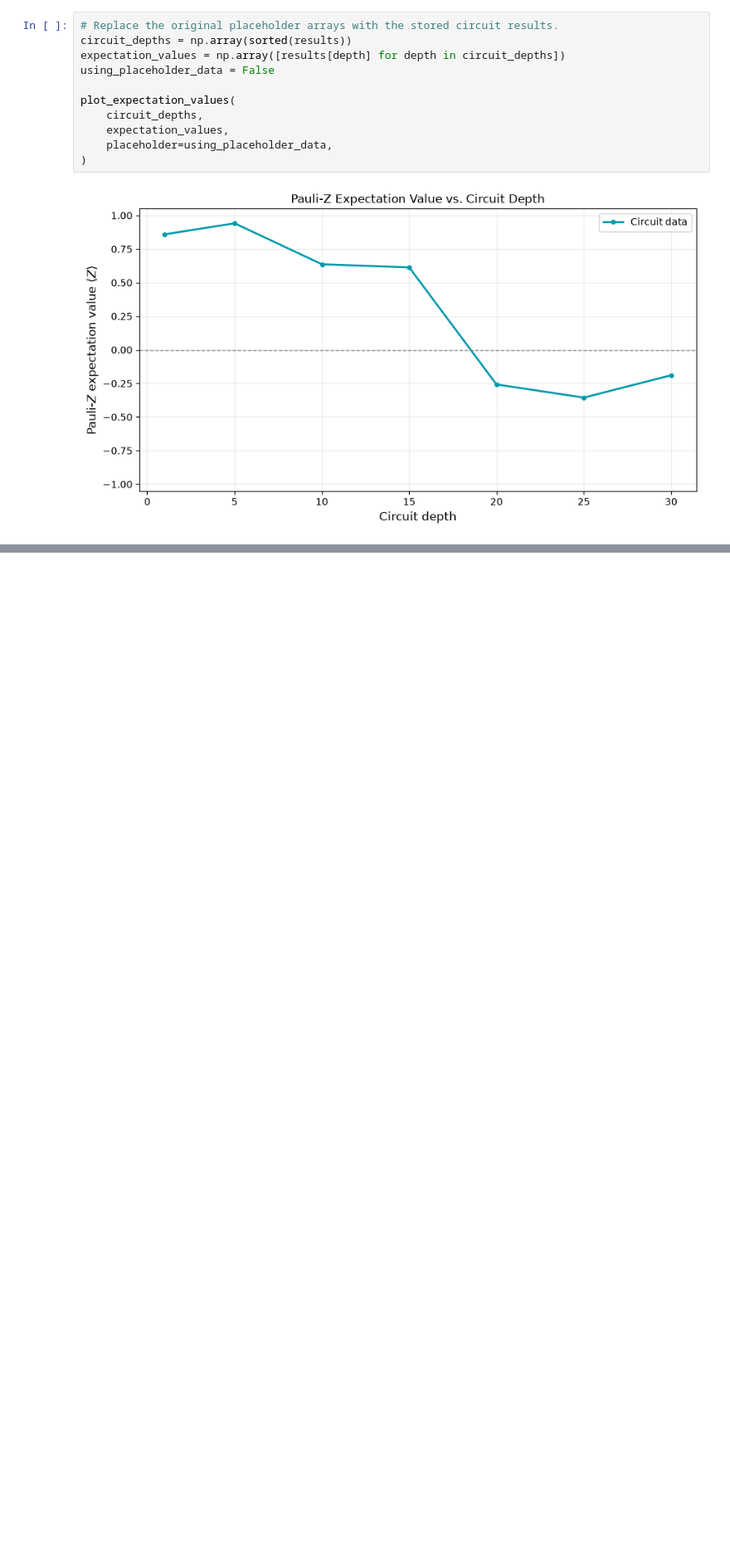
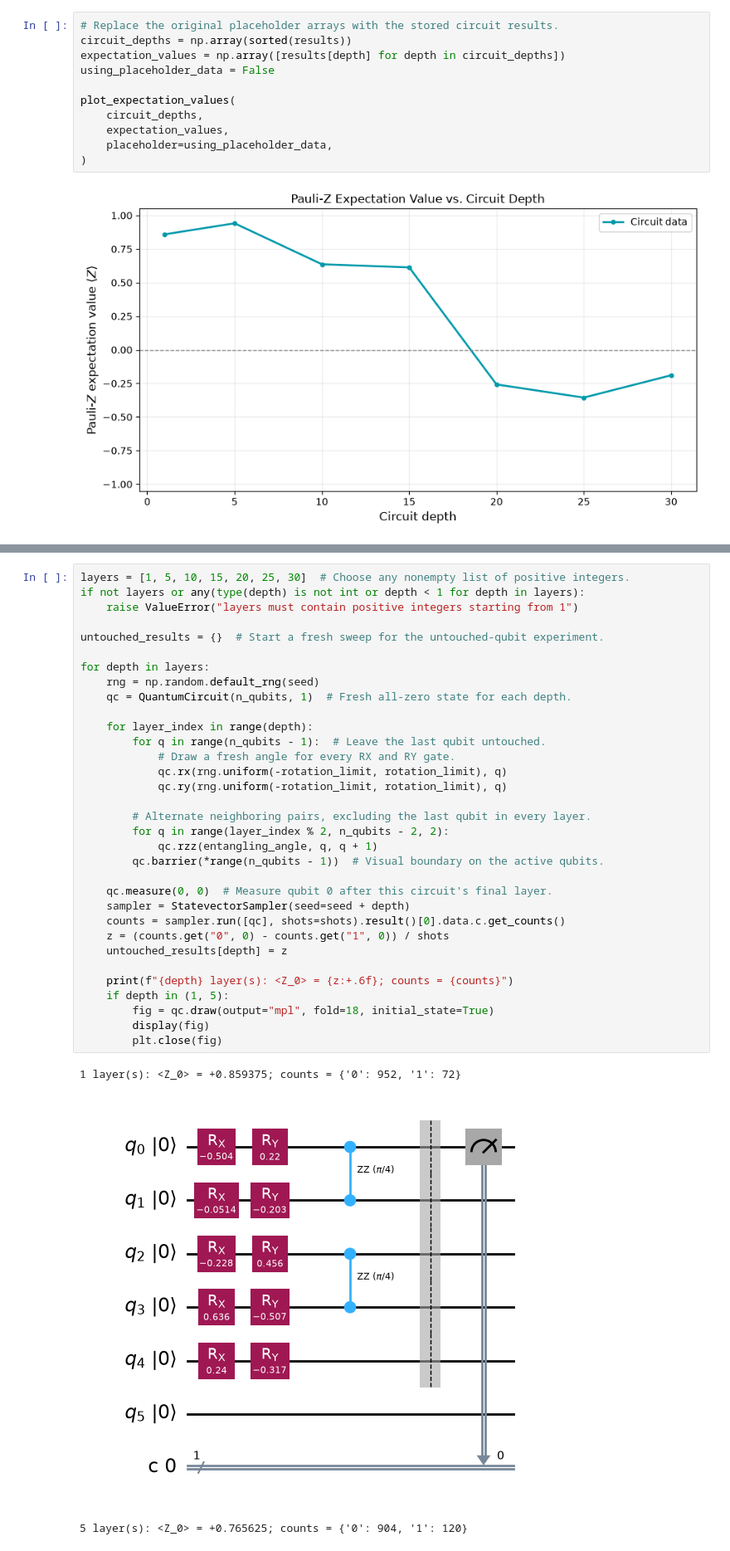
Before and after one commit to adhyanthac/disorder-free-localization, a Jupyter notebook: natural_thermalization.ipynb, the cells around one changed output, grey strips where cells are left out. Shown at 83% size. Saved outputs shown, nothing was run; the diff lists cells and outputs as text; blank space fills up the shorter version.

Commit message:
Add untouched-qubit depth sweep and saved plot

```diff
--- a/natural_thermalization.ipynb
+++ b/natural_thermalization.ipynb
@@ -341,0 +350,37 @@ plot_expectation_values(
+# %%
+layers = [1, 5, 10, 15, 20, 25, 30]  # Choose any nonempty list of positive integers.
+if not layers or any(type(depth) is not int or depth < 1 for depth in layers):
+    raise ValueError("layers must contain positive integers starting from 1")
+
+untouched_results = {}  # Start a fresh sweep for the untouched-qubit experiment.
+
+for depth in layers:
+    rng = np.random.default_rng(seed)
+    qc = QuantumCircuit(n_qubits, 1)  # Fresh all-zero state for each depth.
+
+    for layer_index in range(depth):
+        for q in range(n_qubits - 1):  # Leave the last qubit untouched.
+            # Draw a fresh angle for every RX and RY gate.
+            qc.rx(rng.uniform(-rotation_limit, rotation_limit), q)
+            qc.ry(rng.uniform(-rotation_limit, rotation_limit), q)
+
+        # Alternate neighboring pairs, excluding the last qubit in every layer.
+        for q in range(layer_index % 2, n_qubits - 2, 2):
+            qc.rzz(entangling_angle, q, q + 1)
+        qc.barrier(*range(n_qubits - 1))  # Visual boundary on the active qubits.
+
+    qc.measure(0, 0)  # Measure qubit 0 after this circuit's final layer.
+    sampler = StatevectorSampler(seed=seed + depth)
+    counts = sampler.run([qc], shots=shots).result()[0].data.c.get_counts()
+    z = (counts.get("0", 0) - counts.get("1", 0)) / shots
+    untouched_results[depth] = z
+
+    print(f"{depth} layer(s): <Z_0> = {z:+.6f}; counts = {counts}")
+    if depth in (1, 5):
+        fig = qc.draw(output="mpl", fold=18, initial_state=True)
+        display(fig)
+        plt.close(fig)
+# %% [output]
+1 layer(s): <Z_0> = +0.859375; counts = {'0': 952, '1': 72}
+[figure, added]
+5 layer(s): <Z_0> = +0.765625; counts = {'0': 904, '1': 120}
```
Also changed, not shown: parts of 6 cells of this notebook, 1 other file.
